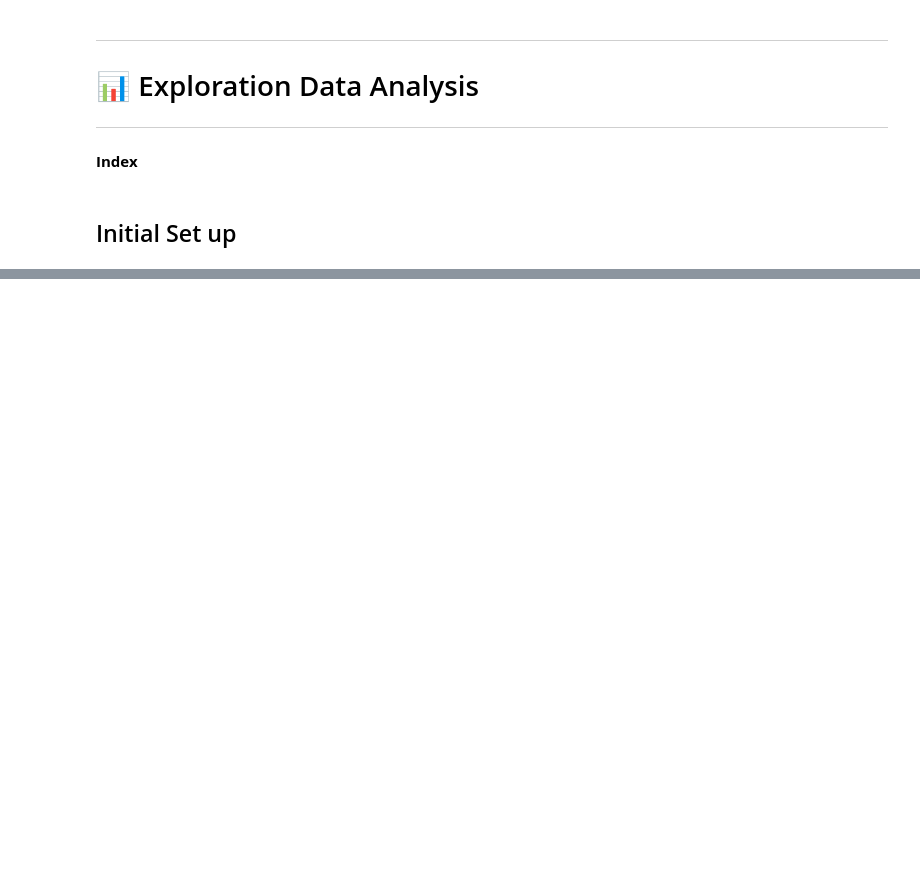
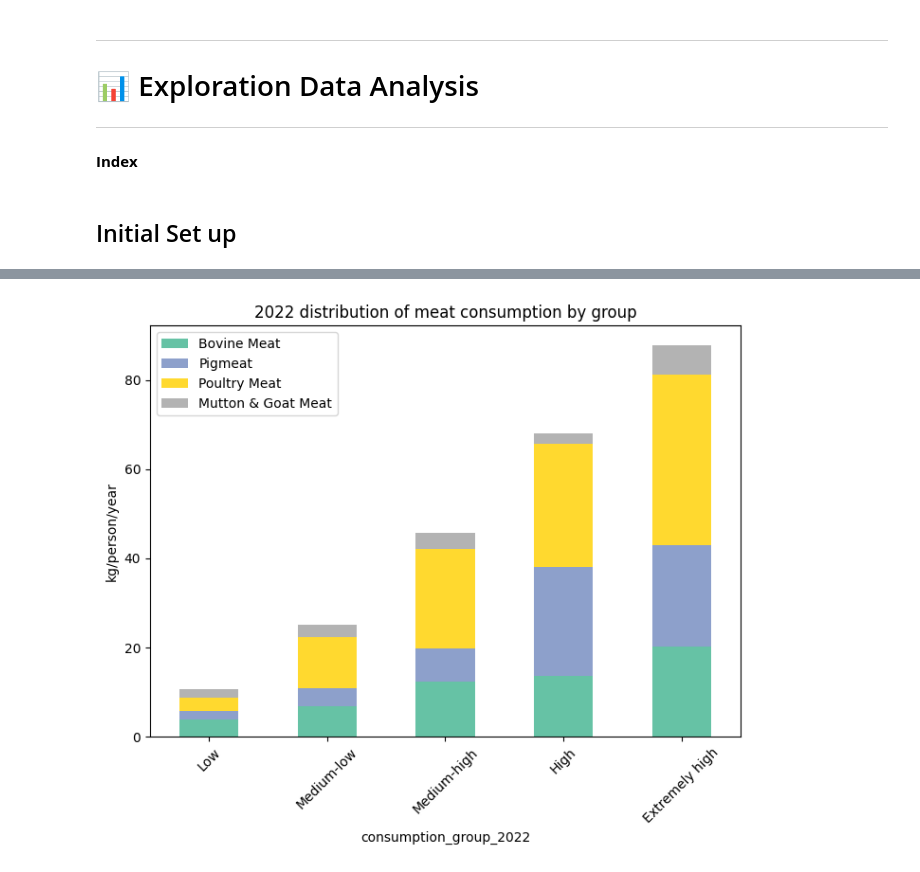
Before and after one commit to mquezada13/meat-consumption-analysis, a Jupyter notebook: notebooks/02_data_exploration.ipynb, the cells around one changed output, grey strips where cells are left out. Drawn from its saved outputs; the diff is of its cells as text; code cells hidden in the pictures; blank space fills up the shorter version.

```diff
--- a/notebooks/02_data_exploration.ipynb
+++ b/notebooks/02_data_exploration.ipynb
@@ -44,0 +239,3 @@ dtype: int64
+# %%
+meat_means_by_group_2022 = master_file.groupby('consumption_group_2022')[['Bovine Meat', 'Pigmeat', 'Poultry Meat', 'Mutton & Goat Meat']].mean()
+meat_means_by_group_2022
@@ -44,0 +250,9 @@ dtype: int64
+# %%
+meat_means_by_group_2022.plot(kind='bar', stacked=True, colormap='Set2', figsize=(7,6))
+plt.title('2022 distribution of meat consumption by group')
+plt.ylabel('kg/person/year')
+plt.xticks(rotation=45)
+plt.tight_layout()
+plt.show()
+# %% [output]
+[figure, added]
```
Also changed, not shown: parts of 35 cells of this notebook, 7 other files.
